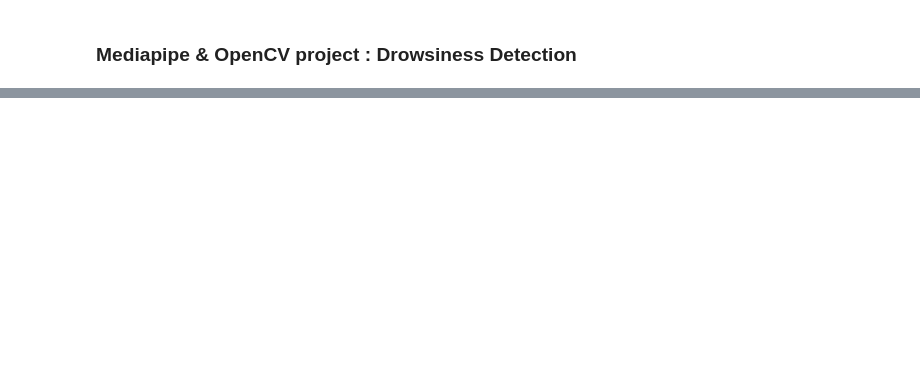
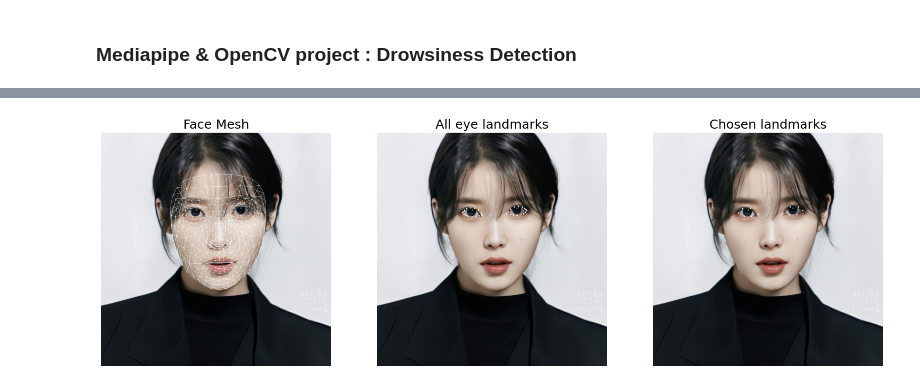
Before and after one commit to iznue/Ml_project, a Jupyter notebook: week8/drowsiness_detection/test.ipynb, the cells around one changed output, grey strips where cells are left out. Drawn from its saved outputs; the diff is of its cells as text; code cells hidden in the pictures; blank space fills up the shorter version.

```diff
--- a/week8/drowsiness_detection/test.ipynb
+++ b/week8/drowsiness_detection/test.ipynb
@@ -151,14 +178,9 @@ def plot(
     plt.show()
     plt.close()
     return
-# %%
-# If detections are available.
-if results.multi_face_landmarks:
-
-    # Iterate over detections of each face. Here, we have max_num_faces=1,
-    # So there will be at most 1 element in
-    # the 'results.multi_face_landmarks' list
-    # Only one iteration is performed.
-
-    for face_id, face_landmarks in enumerate(results.multi_face_landmarks):
-        _ = plot(img_dt=image.copy(), face_landmarks=face_landmarks)
+# %%
+if results.multi_face_landmarks:
+    for face_id, face_landmarks in enumerate(results.multi_face_landmarks):
+        plot(img_dt=image.copy(), face_landmarks=face_landmarks)
+# %% [output]
+[figure, added]
```
Also changed, not shown: parts of 12 cells of this notebook, 1 other file.
